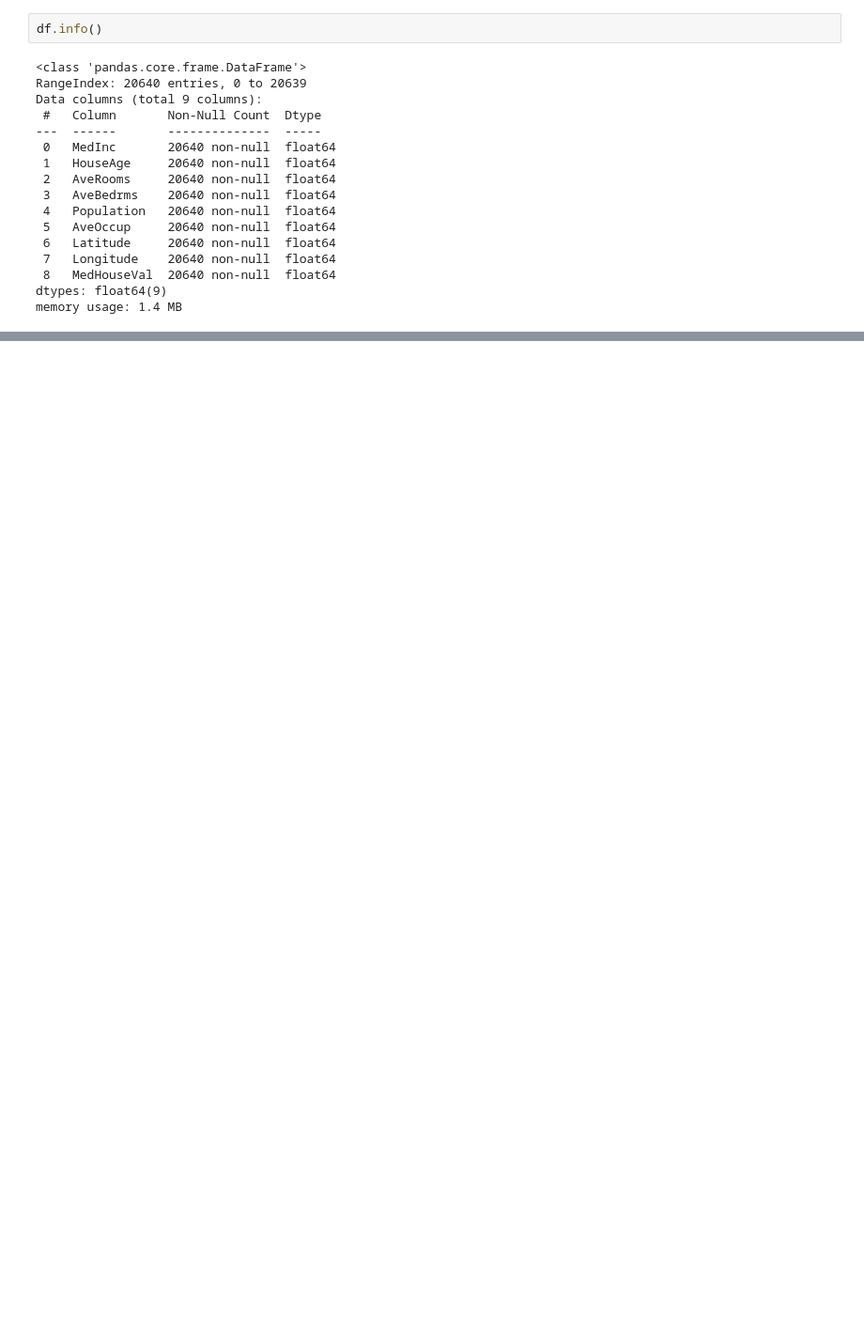
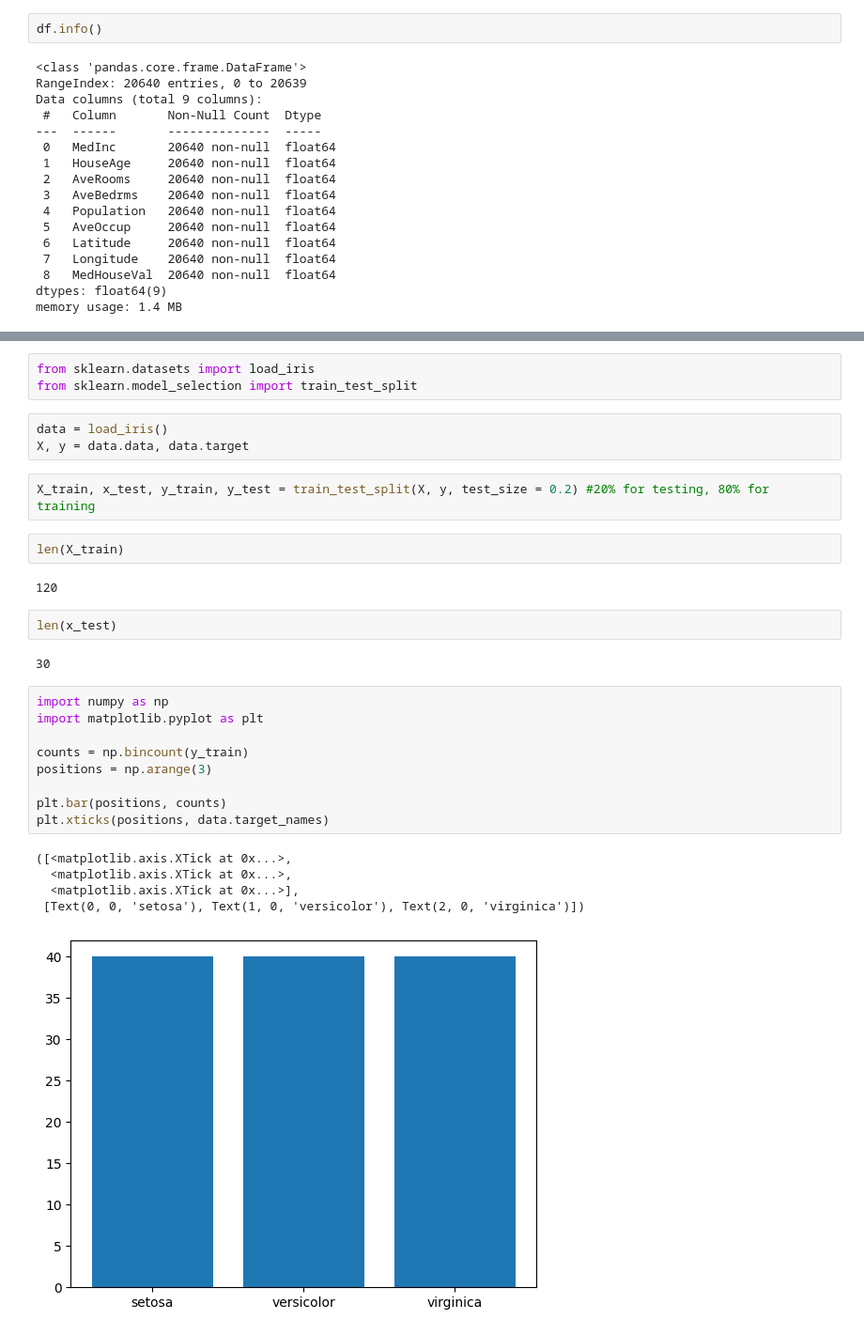
Before and after one commit to miksang0/Scikit-Learn, a Jupyter notebook: Scikit_Learn.ipynb, the cells around one changed output, grey strips where cells are left out. Shown: that part at 94% size. Saved outputs shown, nothing was run; the diff lists cells and outputs as text; blank space fills up the shorter version.

```diff
--- a/Scikit_Learn.ipynb
+++ b/Scikit_Learn.ipynb
@@ -114,0 +119,31 @@ plt.scatter(A[:, 0], A[:, 1], c = b)
+# %%
+from sklearn.datasets import load_iris
+from sklearn.model_selection import train_test_split
+# %%
+data = load_iris()
+X, y = data.data, data.target
+# %%
+X_train, x_test, y_train, y_test = train_test_split(X, y, test_size = 0.2) #20% for testing, 80% for training
+# %%
+len(X_train)
+# %% [output]
+120
+# %%
+len(x_test)
+# %% [output]
+30
+# %%
+import numpy as np
+import matplotlib.pyplot as plt
+
+counts = np.bincount(y_train)
+positions = np.arange(3)
+
+plt.bar(positions, counts)
+plt.xticks(positions, data.target_names)
+# %% [output]
+([<matplotlib.axis.XTick at 0x...>,
+  <matplotlib.axis.XTick at 0x...>,
+  <matplotlib.axis.XTick at 0x...>],
+ [Text(0, 0, 'setosa'), Text(1, 0, 'versicolor'), Text(2, 0, 'virginica')])
+[figure, added]
```
Also changed, not shown: parts of 7 cells of this notebook.
